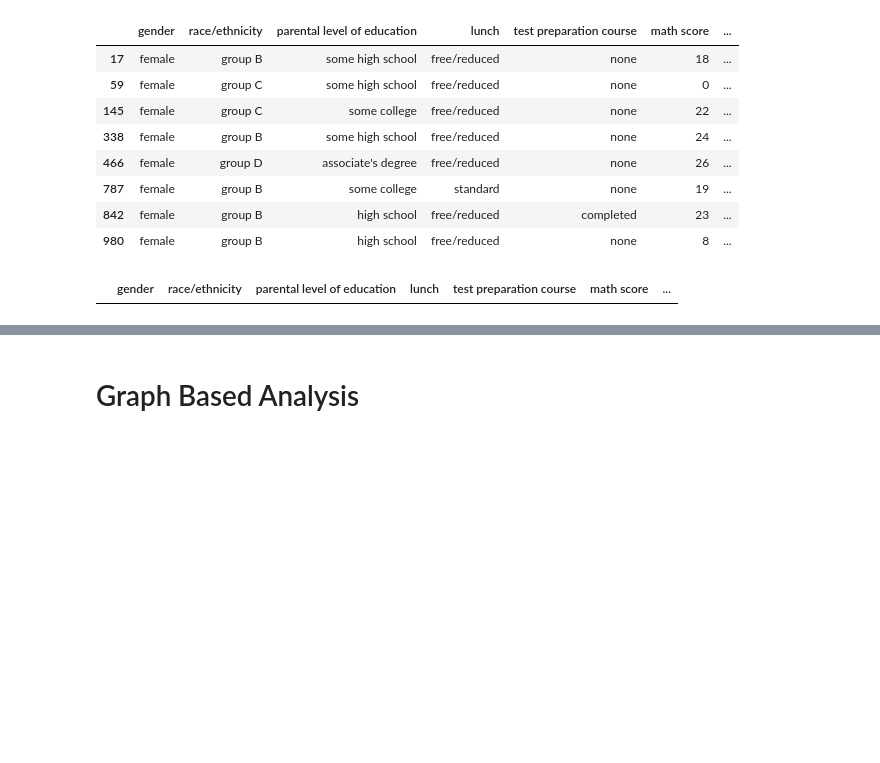
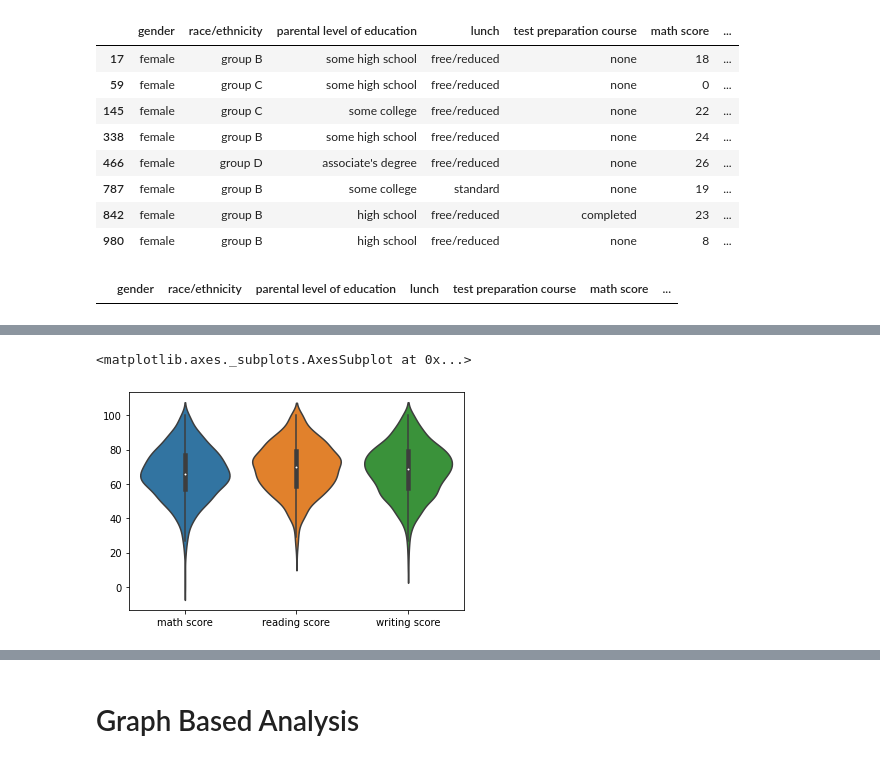
Before and after one commit to prasath9944/EDA, a Jupyter notebook: FSDS_Students_EDA_20th_Dec_2022.ipynb, the cells around one changed output, grey strips where cells are left out. Drawn from its saved outputs; the diff is of its cells as text; code cells hidden in the pictures; blank space fills up the shorter version.

```diff
--- a/FSDS_Students_EDA_20th_Dec_2022.ipynb
+++ b/FSDS_Students_EDA_20th_Dec_2022.ipynb
@@ -418,3 +418,8 @@ find_outlier(data,'math score')
+# %%
+sns.violinplot(data=data_num)
+# %% [output]
+<matplotlib.axes._subplots.AxesSubplot at 0x...>
+[figure, added]
 # %%
 [find_outlier(data,i) for i in num_col]
 # %% [output]
```
Also changed, not shown: parts of 28 cells of this notebook.
